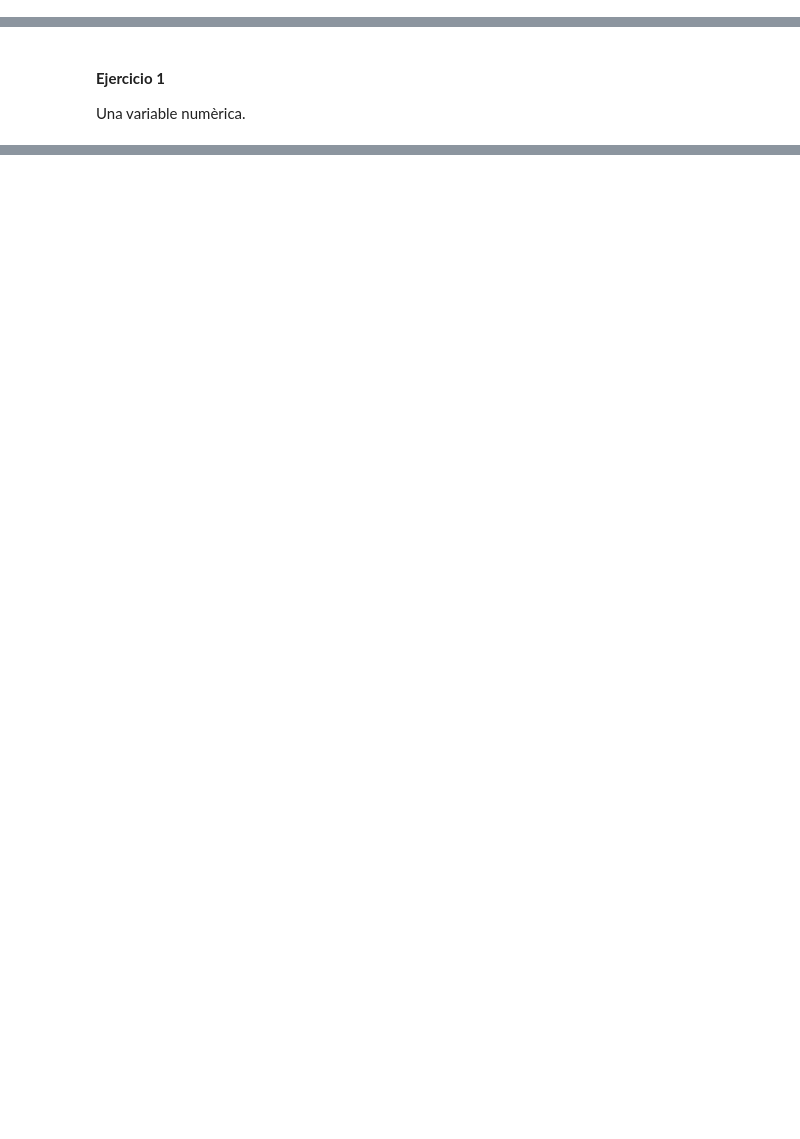
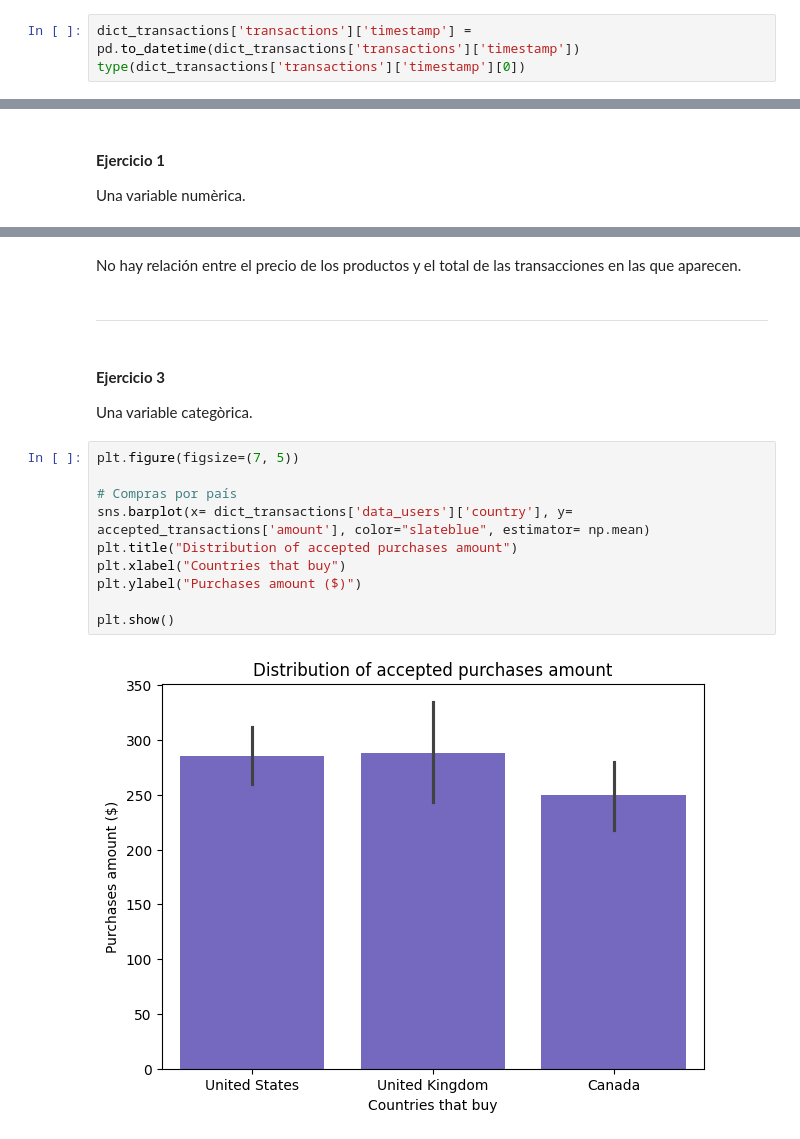
Before and after one commit to Muriburu/ITAcademy, a Jupyter notebook: Sprint 8 - Visualitzacions en Python Scripts en Power BI/Tarea S801.ipynb, the cells around one changed output, grey strips where cells are left out. Cells and saved outputs as stored; diff of their text form; blank space fills up the shorter version.

```diff
--- a/Sprint 8 - Visualitzacions en Python Scripts en Power BI/Tarea S801.ipynb
+++ b/Sprint 8 - Visualitzacions en Python Scripts en Power BI/Tarea S801.ipynb
@@ -39,0 +96,3 @@ MySQL connection is closed
+# %%
+dict_transactions['transactions']['timestamp'] = pd.to_datetime(dict_transactions['transactions']['timestamp'])
+type(dict_transactions['transactions']['timestamp'][0])
@@ -52,0 +213,20 @@ cursor.execute(query_n1e1)
+# %% [markdown]
+No hay relación entre el precio de los productos y el total de las transacciones en las que aparecen.
+# %% [markdown]
+---
+# %% [markdown]
+#### **Ejercicio 3**
+
+Una variable categòrica.
+# %%
+plt.figure(figsize=(7, 5))
+
+# Compras por país
+sns.barplot(x= dict_transactions['data_users']['country'], y= accepted_transactions['amount'], color="slateblue", estimator= np.mean)
+plt.title("Distribution of accepted purchases amount")
+plt.xlabel("Countries that buy")
+plt.ylabel("Purchases amount ($)")
+
+plt.show()
+# %% [output]
+[figure, added]
```
Also changed, not shown: parts of 43 cells of this notebook, 20 other files.
